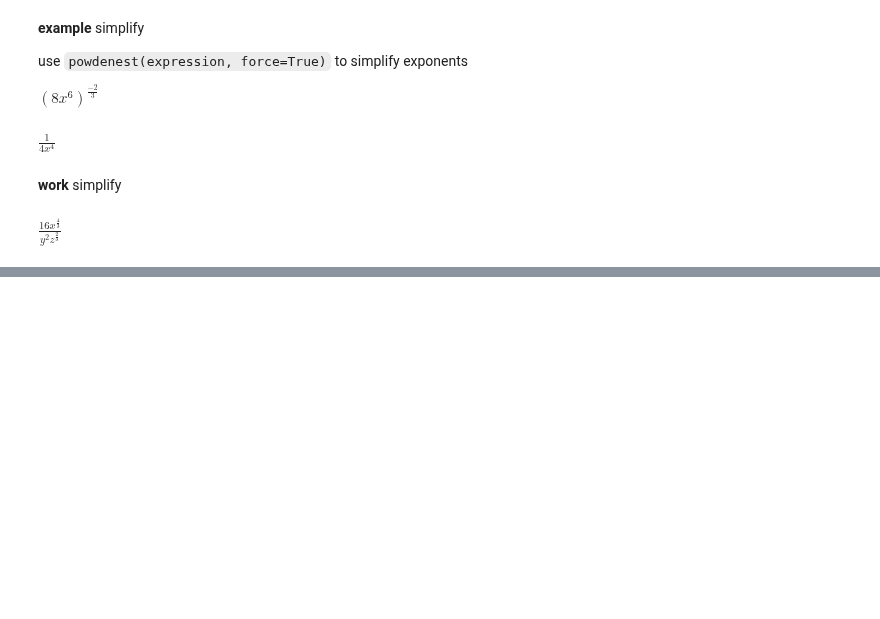
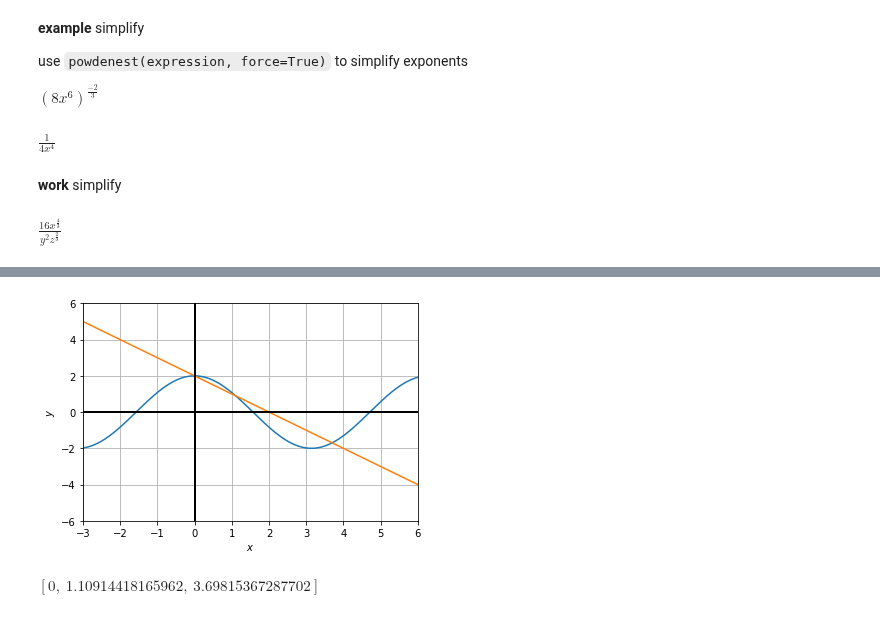
Before and after one commit to geraldwenzel/math_notebooks, a Jupyter notebook: math.ipynb, the cells around one changed output, grey strips where cells are left out. Cells and saved outputs as stored; diff of their text form; code cells hidden in the pictures; blank space fills up the shorter version.

```diff
--- a/math.ipynb
+++ b/math.ipynb
@@ -175,0 +185,27 @@ $\displaystyle \frac{16 x^{\frac{4}{3}}}{y^{2} z^{\frac{2}{3}}}$
+# %%
+x_min = -3
+x_max = 6
+
+x_coords = np.linspace(x_min, x_max, 1000)
+y_coords = [2*cos(x_coord) for x_coord in x_coords]
+y_coords2 = [2 - x_coord for x_coord in x_coords]
+
+plt.plot(x_coords, y_coords)
+plt.plot(x_coords, y_coords2)
+
+plt.grid()
+plt.xlabel('$x$')
+plt.ylabel('$y$')
+plt.axhline(0, color='black', lw=2)
+plt.ylim(-6,6)
+plt.xlim(x_min, x_max)
+_=plt.axvline(0, color='black', lw=2)
+# %% [output]
+[figure, added]
+# %%
+f1 = 2*cos(x)
+f2 = 2 - x
+
+[nsolve(f1 - f2, x_coord) for x_coord in [0, 1, 3.5]]
+# %% [output]
+$\displaystyle \left[ 0, \  1.10914418165962, \  3.69815367287702\right]$
```
Also changed, not shown: parts of 3 cells of this notebook.
